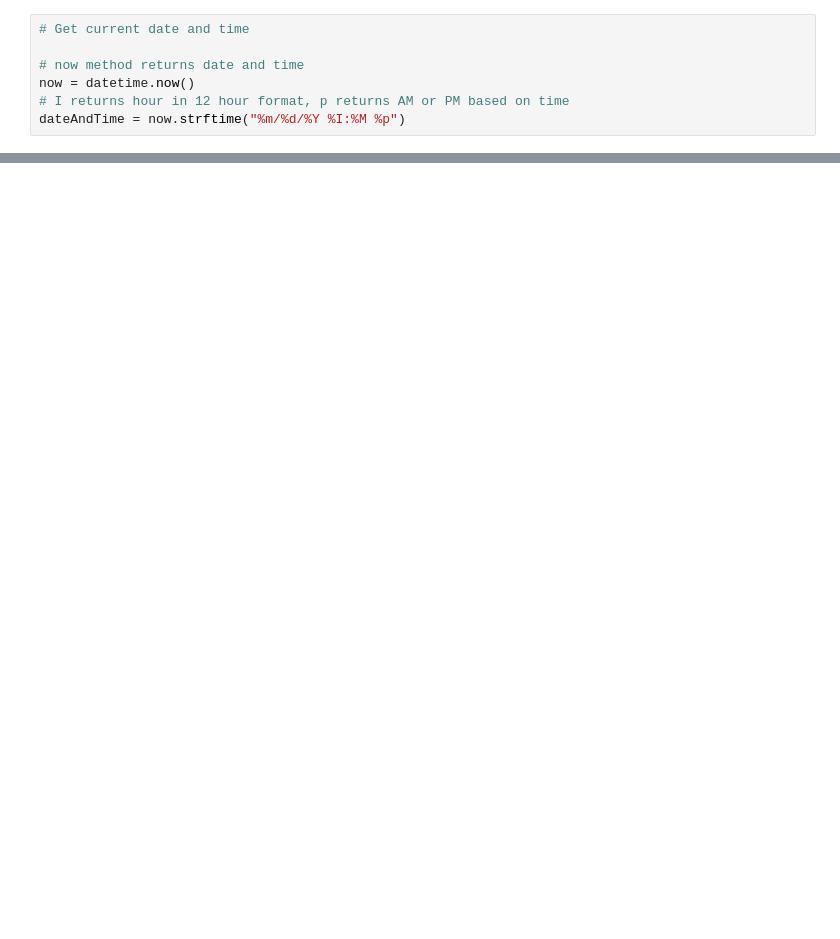
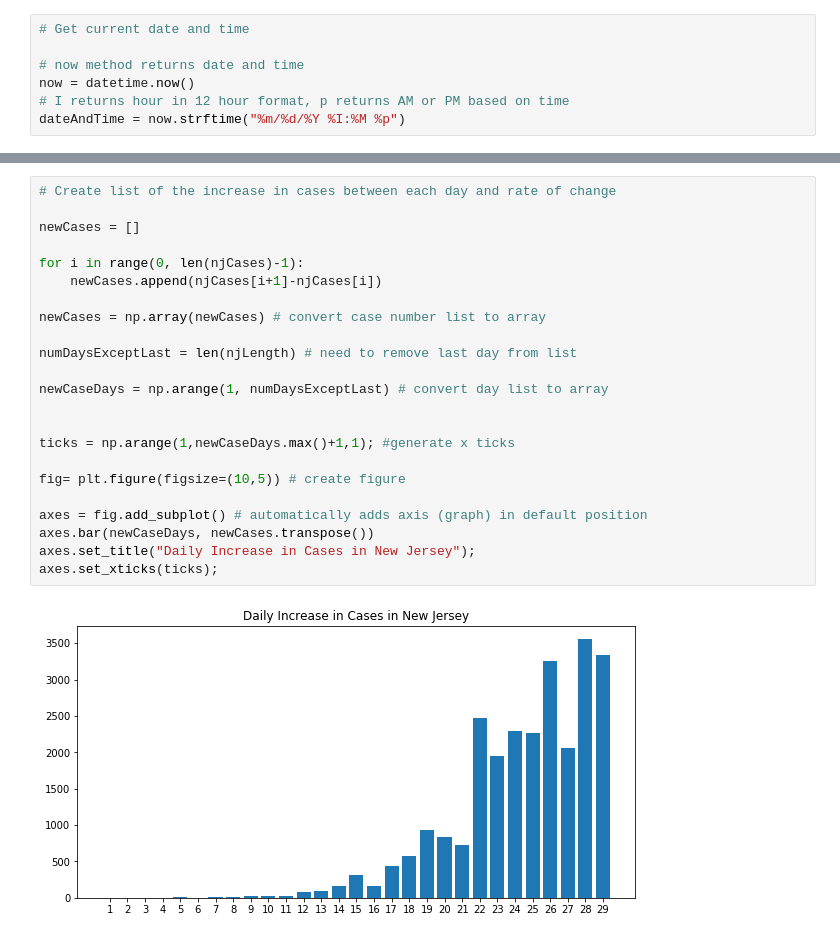
Before and after one commit to jaydenfont/NJ-COVID-19-Data, a Jupyter notebook: NewJerseyData.ipynb, the cells around one changed output, grey strips where cells are left out. Drawn from its saved outputs; the diff is of its cells as text; blank space fills up the shorter version.

Commit message:
added daily change data

```diff
--- a/NewJerseyData.ipynb
+++ b/NewJerseyData.ipynb
@@ -133,0 +135,25 @@ last updated at: 03/30/2020 04:03 PM
+# %%
+# Create list of the increase in cases between each day and rate of change
+
+newCases = []
+
+for i in range(0, len(njCases)-1):
+    newCases.append(njCases[i+1]-njCases[i])
+
+newCases = np.array(newCases) # convert case number list to array
+
+numDaysExceptLast = len(njLength) # need to remove last day from list
+
+newCaseDays = np.arange(1, numDaysExceptLast) # convert day list to array
+
+
+ticks = np.arange(1,newCaseDays.max()+1,1); #generate x ticks
+
+fig= plt.figure(figsize=(10,5)) # create figure
+
+axes = fig.add_subplot() # automatically adds axis (graph) in default position
+axes.bar(newCaseDays, newCases.transpose())
+axes.set_title("Daily Increase in Cases in New Jersey");
+axes.set_xticks(ticks);
+# %% [output]
+[figure, added]
```
Also changed, not shown: parts of 6 cells of this notebook.
